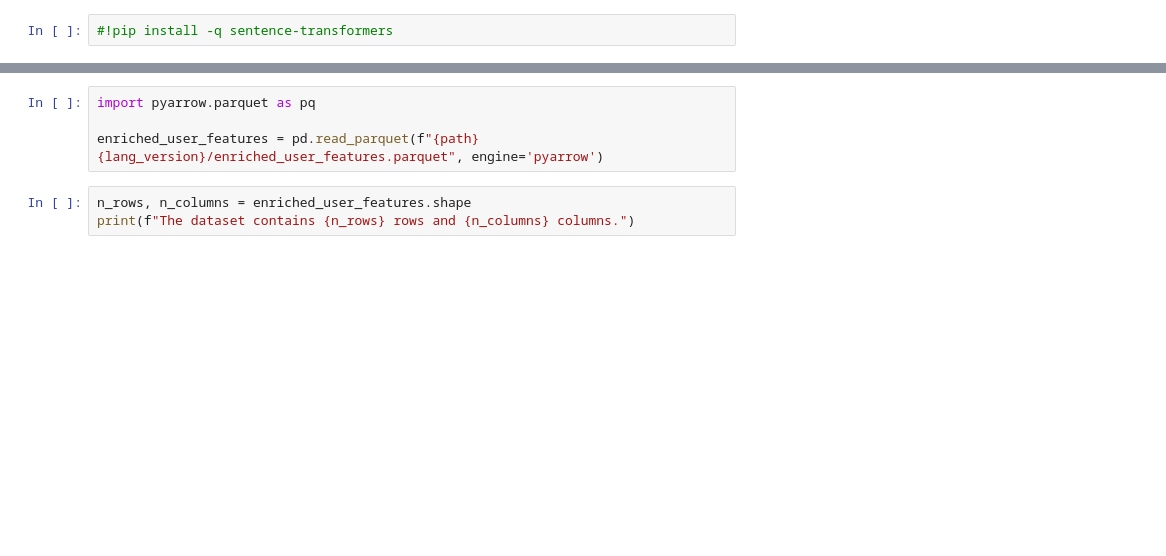
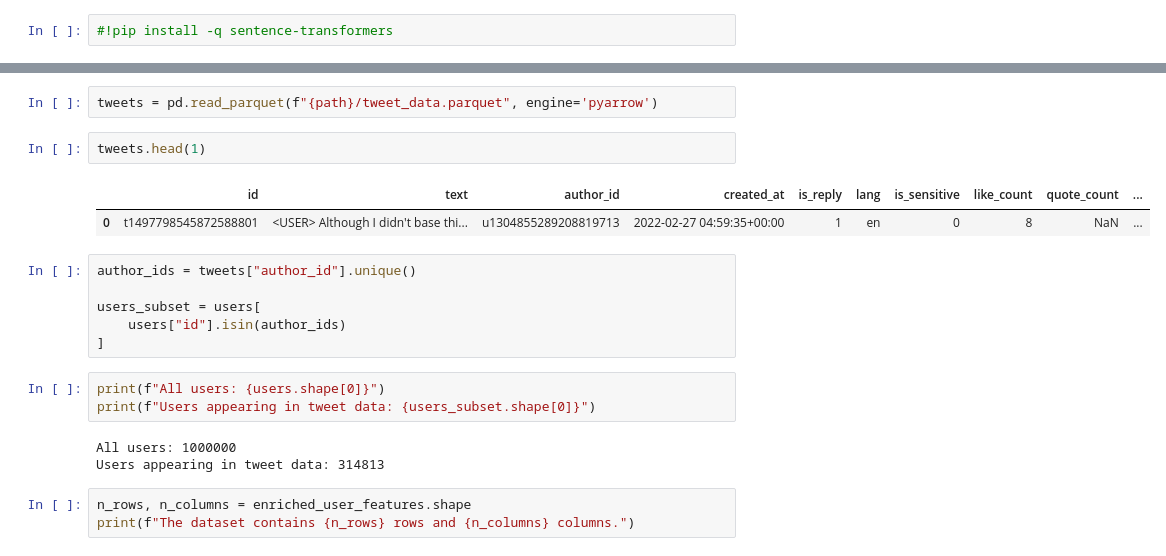
Before and after one commit to julwdo/thesis, a Jupyter notebook: 01_codes/03_nlp_project_main.ipynb, the cells around one changed output, grey strips where cells are left out. Saved outputs shown, nothing was run; the diff lists cells and outputs as text; blank space fills up the shorter version.

```diff
--- a/01_codes/03_nlp_project_main.ipynb
+++ b/01_codes/03_nlp_project_main.ipynb
@@ -20,7 +45,22 @@ Mounted at /content/drive
 # %%
-import pyarrow.parquet as pq
-
-enriched_user_features = pd.read_parquet(f"{path}{lang_version}/enriched_user_features.parquet", engine='pyarrow')
+tweets = pd.read_parquet(f"{path}/tweet_data.parquet", engine='pyarrow')
+# %%
+tweets.head(1)
+# %% [output]
+|  | id | text | author_id | created_at | is_reply | lang | is_sensitive | like_count | quote_count | ... |
+| 0 | t1497798545872588801 | <USER> Although I didn't base thi... | u1304855289208819713 | 2022-02-27 04:59:35+00:00 | 1 | en | 0 | 8 | NaN | ... |
+# %%
+author_ids = tweets["author_id"].unique()
+
+users_subset = users[
+    users["id"].isin(author_ids)
+]
+# %%
+print(f"All users: {users.shape[0]}")
+print(f"Users appearing in tweet data: {users_subset.shape[0]}")
+# %% [output]
+All users: 1000000
+Users appearing in tweet data: 314813
 # %%
 n_rows, n_columns = enriched_user_features.shape
 print(f"The dataset contains {n_rows} rows and {n_columns} columns.")
```
Also changed, not shown: parts of 6 cells of this notebook.
